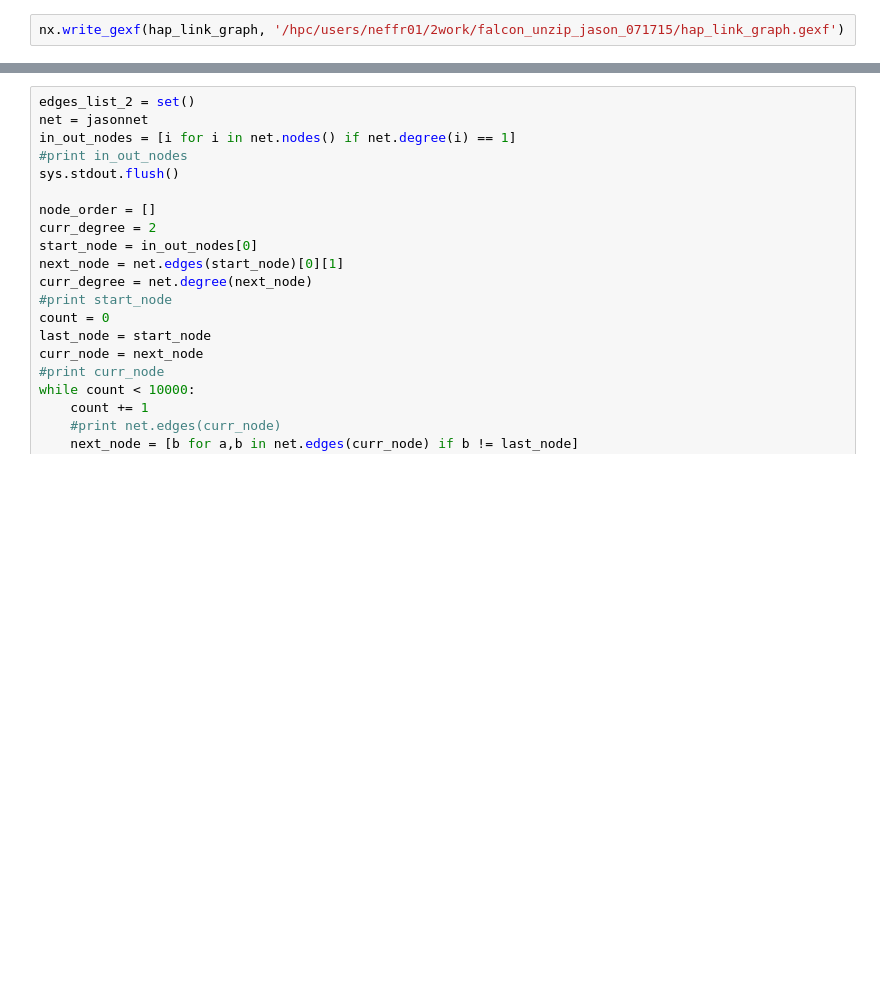
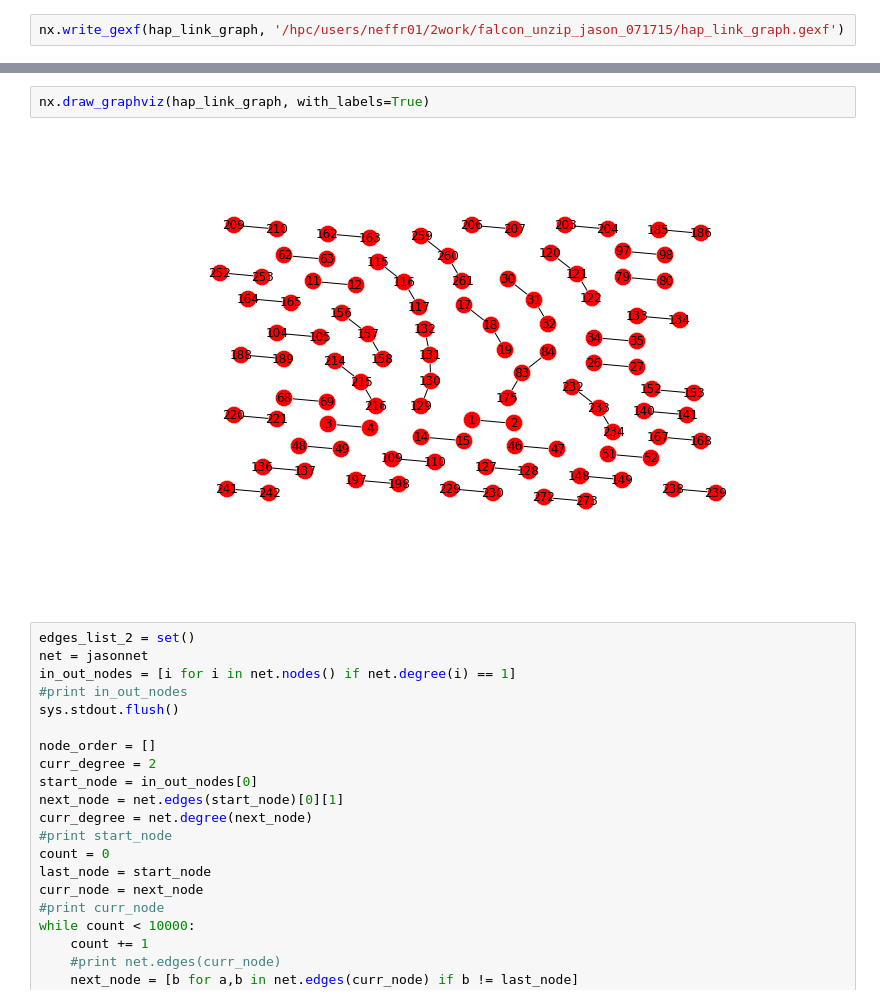
Before and after one commit to ryananeff/bashir-ipy, a Jupyter notebook: ipython/Graph-edges-from-dot.ipynb, the cells around one changed output, grey strips where cells are left out. Drawn from its saved outputs; the diff is of its cells as text; blank space fills up the shorter version.

```diff
--- a/ipython/Graph-edges-from-dot.ipynb
+++ b/ipython/Graph-edges-from-dot.ipynb
@@ -121,3 +118,7 @@ nx.draw_networkx(G, pos=position, with_labels=False)
+# %%
+nx.draw_graphviz(hap_link_graph, with_labels=True)
+# %% [output]
+[figure, added]
 # %%
 edges_list_2 = set()
 net = jasonnet
```
Also changed, not shown: parts of 5 cells of this notebook, 4 other files.
